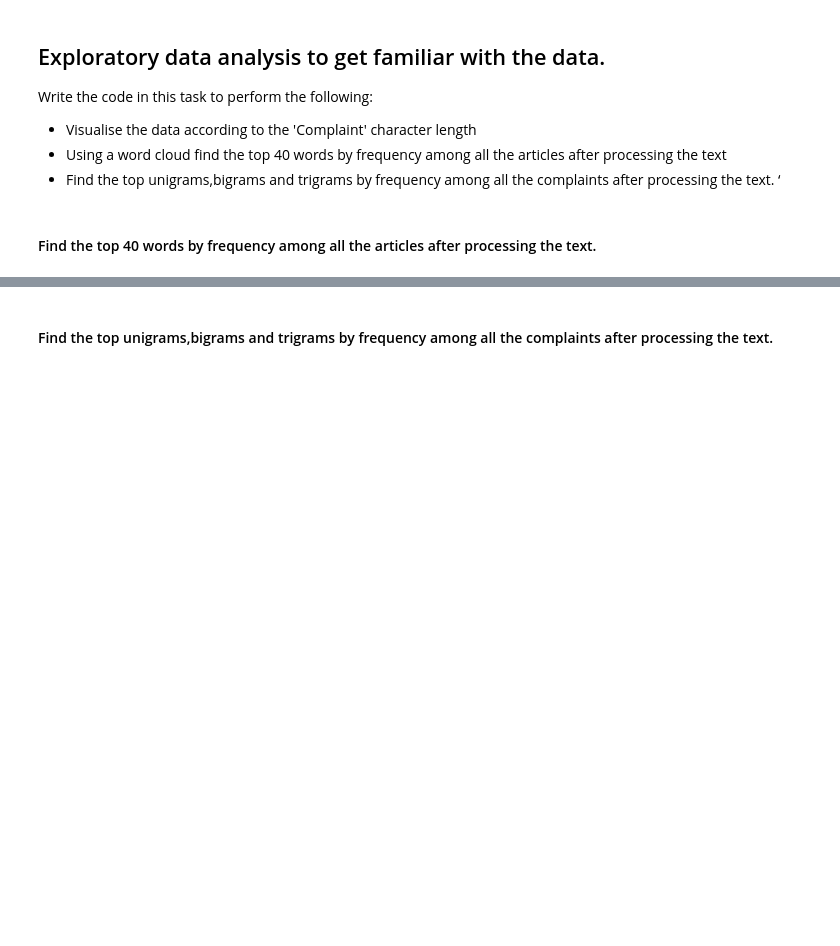
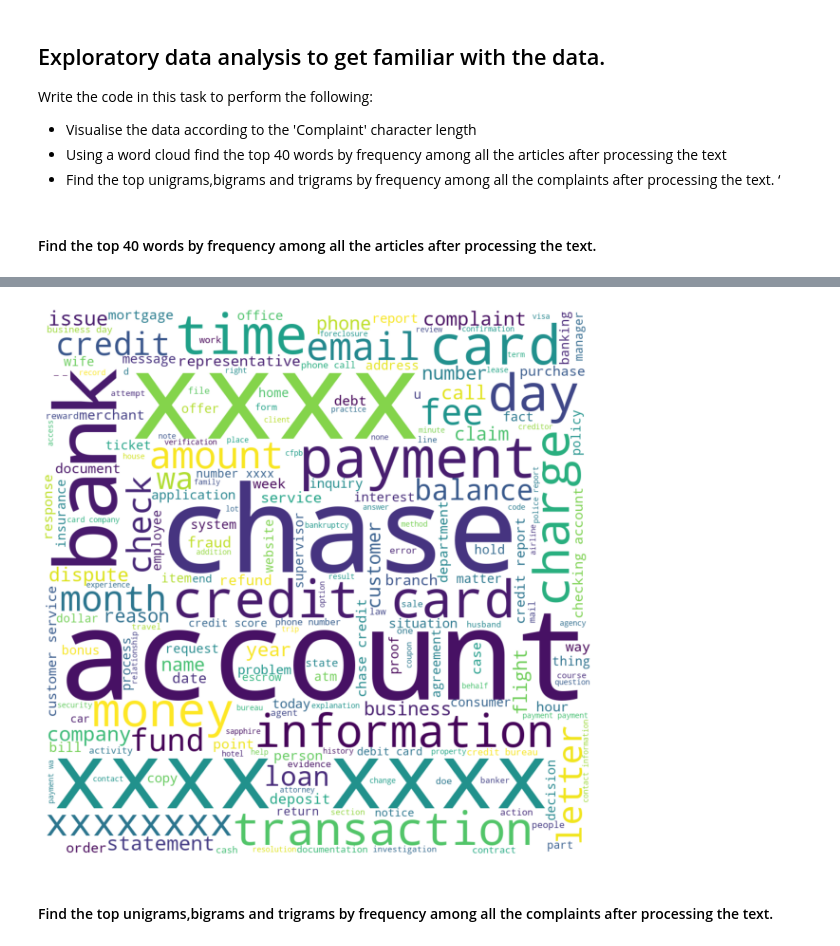
Before and after one commit to sreedevigattu/ticketclass, a Jupyter notebook: Automatic_Ticket_Classification_Assignment.ipynb, the cells around one changed output, grey strips where cells are left out. Cells and saved outputs as stored; diff of their text form; code cells hidden in the pictures; blank space fills up the shorter version.

```diff
--- a/Automatic_Ticket_Classification_Assignment.ipynb
+++ b/Automatic_Ticket_Classification_Assignment.ipynb
@@ -378 +429,18 @@ Write the code in this task to perform the following:
+# %%
+from wordcloud import WordCloud, STOPWORDS
+stopwords = set(STOPWORDS)
+#comment_words = "Using a word cloud find the top 40 words by frequency among all the articles after processing the text"
+wordcloud = WordCloud(width = 1000, height = 1000,
+                background_color ='white',
+                stopwords = stopwords,
+                min_font_size = 10).generate(comment_words)
+
+# plot the WordCloud image
+plt.figure(figsize = (8, 8), facecolor = None)
+plt.imshow(wordcloud)
+plt.axis("off")
+plt.tight_layout(pad = 0)
+plt.show()
+# %% [output]
+[figure, added]
 # %%
```
Also changed, not shown: parts of 40 cells of this notebook.
